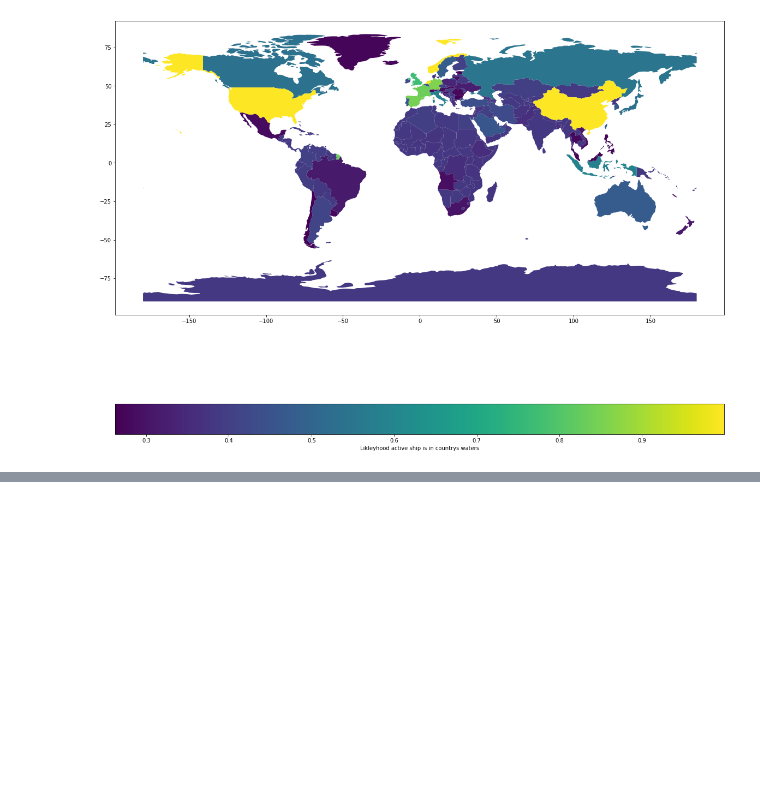
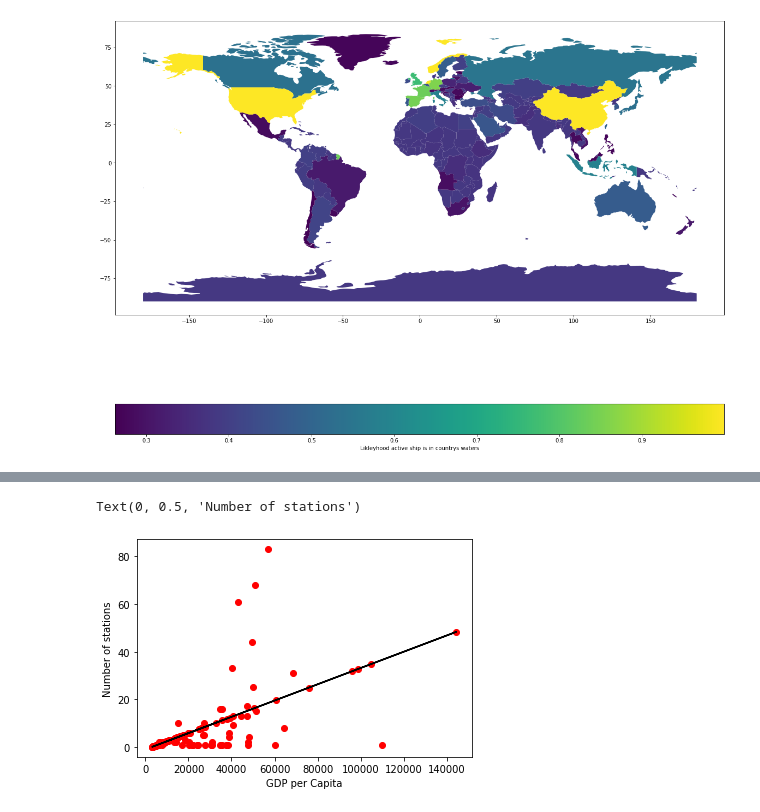
Before and after one commit to cojs2018/AIS-Data-Project, a Jupyter notebook: Ship_data.ipynb, the cells around one changed output, grey strips where cells are left out. Cells and saved outputs as stored; diff of their text form; code cells hidden in the pictures; blank space fills up the shorter version.

```diff
--- a/Ship_data.ipynb
+++ b/Ship_data.ipynb
@@ -820,0 +849,31 @@ world
+# %%
+#Now less count number of known satations per a country
+stations = geoPorts
+stations.loc[stations.Country == "Taiwan (Province of China)", 'Country'] = 'Taiwan'
+stations.loc[stations.Country == "Saint Martin (FR)", 'Country'] = 'France'
+stations.loc[stations.Country == "Viet Nam", 'Country'] = 'Vietnam'
+stations.loc[stations.Country == "Russian Federation", 'Country'] = 'Russia'
+
+stations["weight"] = 1
+stations = stations.set_index(['Country', 'Location'])
+num_stations = stations.weight.sum(level='Country')
+
+world["num_stations"] = 0
+for country in world.index:
+    try:
+        world.loc[world.index == country, 'num_stations'] = num_stations[country]
+    except:
+        world.loc[world.index == country, 'num_stations'] = 0
+# %%
+#Now less plot these new columns against each other
+AISnations = world[world.num_stations > 0]
+
+m, b = np.polyfit(AISnations.gdp_per_capita, AISnations.num_stations, 1)
+
+plt.scatter(AISnations.gdp_per_capita, AISnations.num_stations, color='red')
+plt.plot(AISnations.gdp_per_capita, m*AISnations.gdp_per_capita + b, color='black')
+plt.xlabel('GDP per Capita')
+plt.ylabel('Number of stations')
+# %% [output]
+Text(0, 0.5, 'Number of stations')
+[figure, added]
```
Also changed, not shown: parts of 26 cells of this notebook.
